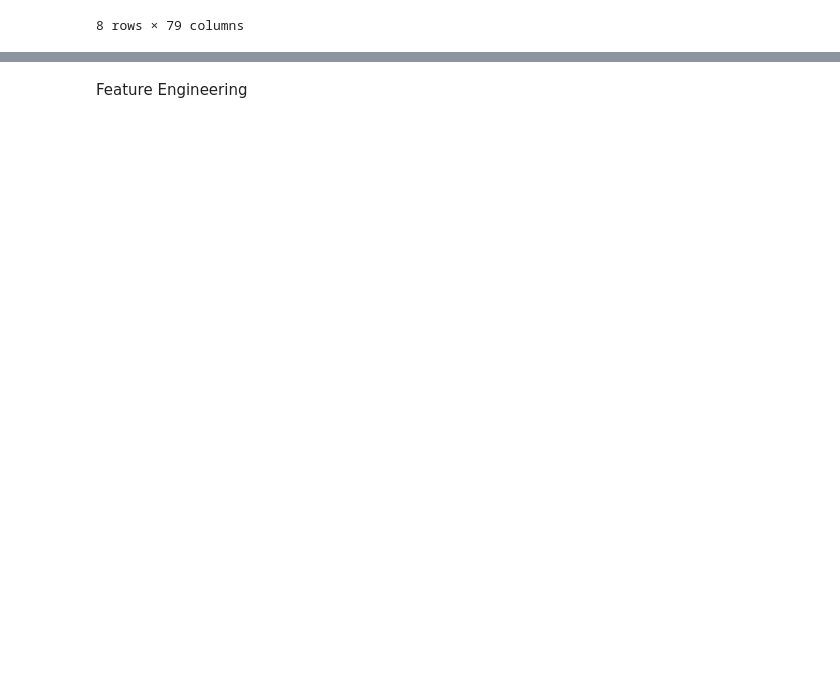
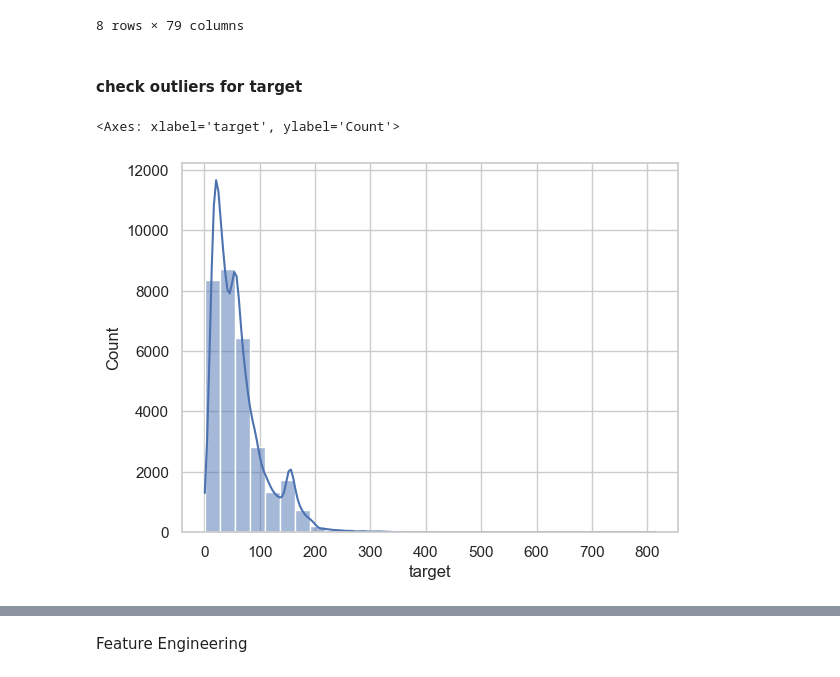
Before and after one commit to karol-pa/Urban_Air_Pollution_Challenge_Group_Work, a Jupyter notebook: Day1.ipynb, the cells around one changed output, grey strips where cells are left out. Drawn from its saved outputs; the diff is of its cells as text; code cells hidden in the pictures; blank space fills up the shorter version.

```diff
--- a/Day1.ipynb
+++ b/Day1.ipynb
@@ -102,3 +103,10 @@ df.head()
 df.isnull().sum()
 # %%
 df.duplicated().value_counts()
+# %% [markdown]
+#### check outliers for target
+# %%
+sns.histplot(df, x='target', bins=30, kde=True)
+# %% [output]
+<Axes: xlabel='target', ylabel='Count'>
+[figure, added]
```
Also changed, not shown: parts of 17 cells of this notebook.
